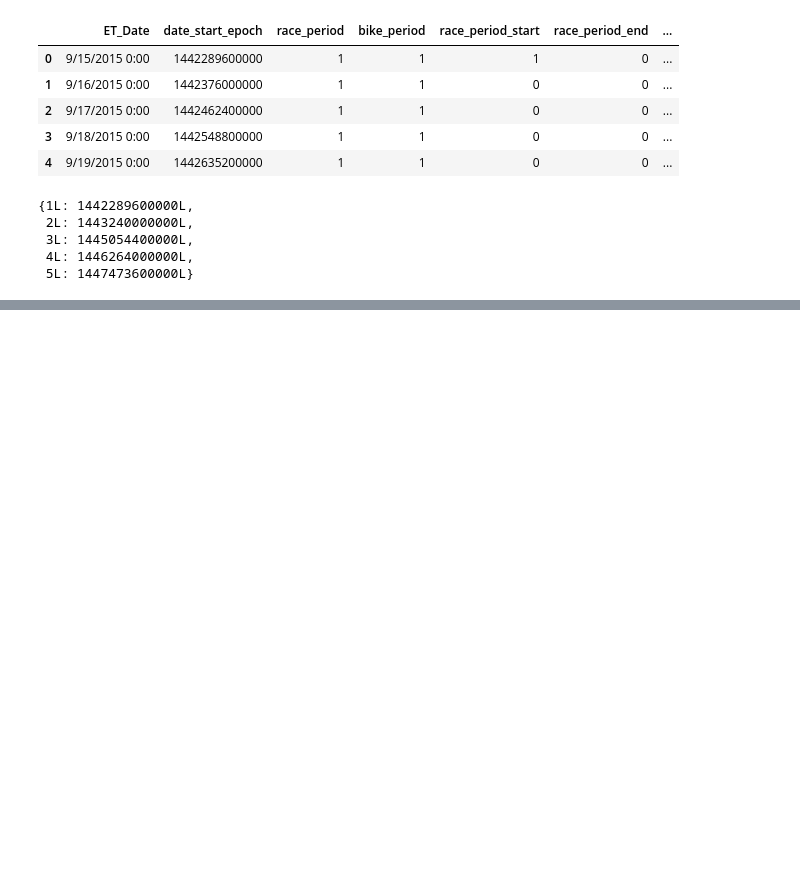
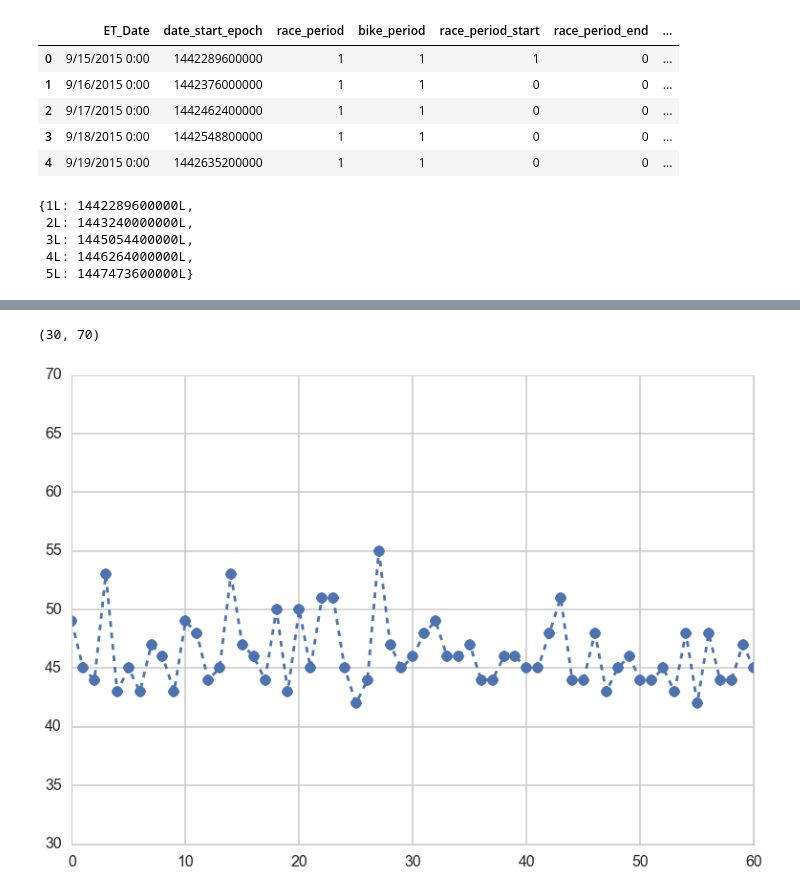
Before and after one commit to callen13/Senior_Thesis, a Jupyter notebook: sleeps_analysis.ipynb, the cells around one changed output, grey strips where cells are left out. Drawn from its saved outputs; the diff is of its cells as text; code cells hidden in the pictures; blank space fills up the shorter version.

```diff
--- a/sleeps_analysis.ipynb
+++ b/sleeps_analysis.ipynb
@@ -190,0 +188,19 @@ plt.plot
+# %%
+person = test[test['user_id']==828]
+person = person.sort(['user_id', 'end_epoch'], ascending=[True, True]).reset_index(drop=True)
+person = person.drop(['start', 'end', 'score', 'time_in_bed', 'latency', 'disturbances',
+                      'wake_duration', 'light_sleep_duration', 'slow_wave_sleep_duration',
+                     'cycles_count', 'rem_sleep_duration', 'debt_post', 'is_nap', 'recovery_score'], 1)
+# %%
+groups = person.groupby(['user_id']).cumcount()
+#plt.plot(person['date_md'], person['resting_heart_rate'])
+# %%
+daydf = pd.DataFrame(dict(days = groups))
+# %%
+new_df = person.join(daydf, how="left")
+# %%
+plt.plot(new_df.days, new_df.resting_heart_rate, marker='o', linestyle='--')
+plt.ylim(30, 70)
+# %% [output]
+(30, 70)
+[figure, added]
```
Also changed, not shown: parts of 9 cells of this notebook.
